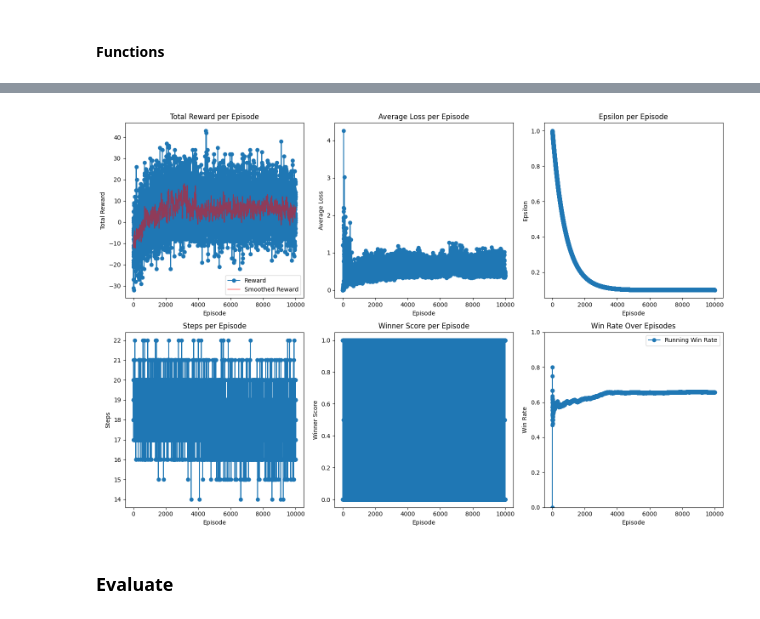
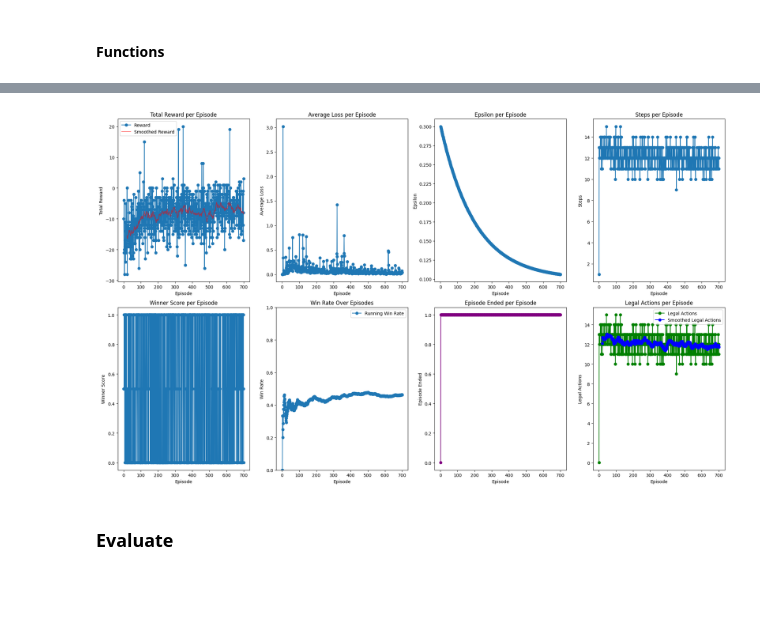
Before and after one commit to gabriel-mercier/Cathedral-RL-CL, a Jupyter notebook: DQN.ipynb, the cells around one changed output, grey strips where cells are left out. Cells and saved outputs as stored; diff of their text form; code cells hidden in the pictures; blank space fills up the shorter version.

Commit message:
DQN update legal moves

```diff
--- a/DQN.ipynb
+++ b/DQN.ipynb
@@ -434,85 +457,110 @@ KeyboardInterrupt:
 import numpy as np
 import matplotlib.pyplot as plt
 import torch
+import torch.nn.functional as F
 
 # Autorise les scalaires de numpy dans la sérialisation de torch
 torch.serialization.add_safe_globals(["numpy._core.multiarray.scalar"])
 
-# Chargement du fichier contenant les poids (weights_only=False par défaut)
+# Chargement du fichier contenant les poids
 data = torch.load("model_weights_DQN/TEST.pth", weights_only=False)
 
 # Extraction des listes pour le plotting
-list_reward   = data['list_reward']
-list_epsilon  = data['list_epsilon']
-list_loss     = data['list_loss']
-list_steps    = data['list_steps']
-list_winner   = data['list_winner']
+list_reward          = data['list_reward']
+list_epsilon         = data['list_epsilon']
+list_loss            = data['list_loss']
+list_steps           = data['list_steps']
+list_winner          = data['list_winner']
+list_episode_ended   = data['list_episode_ended']
+list_legal_actions   = data['list_legal_actions']
 
 # Création de l'axe x (les épisodes)
 episodes = np.arange(1, len(list_reward) + 1)
 
 # Calcul de la moyenne lissée des rewards (moyenne glissante)
 window_size = 20  # taille de la fenêtre pour le lissage (à ajuster selon vos données)
+
+# Calcul de la moyenne lissée pour list_legal_actions
+smoothed_legal_actions = np.convolve(list_legal_actions, np.ones(window_size)/window_size, mode='valid')
+
 smoothed_rewards = np.convolve(list_reward, np.ones(window_size)/window_size, mode='valid')
 
-plt.figure(figsize=(15, 10))
+# Création d'une figure avec 8 subplots (2 lignes x 4 colonnes)
+plt.figure(figsize=(20, 12))
 
-# Plot Total Reward per Episode avec moyenne lissée
-plt.subplot(2, 3, 1)
+# 1. Total Reward per Episode avec moyenne lissée
+plt.subplot(2, 4, 1)
 plt.plot(episodes, list_reward, marker='o', linestyle='-', label="Reward")
-# Pour le lissage, l'axe x commence à l'indice window_size - 1
 plt.plot(episodes[window_size-1:], smoothed_rewards, alpha=0.5, linestyle='-', color='red', label="Smoothed Reward")
 plt.xlabel("Episode")
 plt.ylabel("Total Reward")
 plt.title("Total Reward per Episode")
 plt.legend()
 
-# Plot Average Loss per Episode
-plt.subplot(2, 3, 2)
+# 2. Average Loss per Episode
+plt.subplot(2, 4, 2)
 plt.plot(episodes, list_loss, marker='o', linestyle='-')
 plt.xlabel("Episode")
 plt.ylabel("Average Loss")
 plt.title("Average Loss per Episode")
 
-# Plot Epsilon per Episode
-plt.subplot(2, 3, 3)
+# 3. Epsilon per Episode
+plt.subplot(2, 4, 3)
 plt.plot(episodes, list_epsilon, marker='o', linestyle='-')
 plt.xlabel("Episode")
 plt.ylabel("Epsilon")
 plt.title("Epsilon per Episode")
 
-# Plot Steps per Episode
-plt.subplot(2, 3, 4)
+# 4. Steps per Episode
+plt.subplot(2, 4, 4)
 plt.plot(episodes, list_steps, marker='o', linestyle='-')
 plt.xlabel("Episode")
 plt.ylabel("Steps")
 plt.title("Steps per Episode")
 
-# Plot Winner Score per Episode (1 for win, 0.5 for draw, 0 for loss)
-plt.subplot(2, 3, 5)
+# 5. Winner Score per Episode
+plt.subplot(2, 4, 5)
 plt.plot(episodes, list_winner, marker='o', linestyle='-')
 plt.xlabel("Episode")
 plt.ylabel("Winner Score")
 plt.title("Winner Score per Episode")
 
-# Calcul du taux de victoire cumulé
+# 6. Win Rate Over Episodes
 won_list = [1 if w == 1 else 0 for w in list_winner]
 cumulative_wins = np.cumsum(won_list)
 win_rate = cumulative_wins / np.arange(1, len(won_list) + 1)
-
-plt.subplot(2, 3, 6)
+plt.subplot(2, 4, 6)
 plt.plot(episodes, win_rate, marker='o', linestyle='-', label="Running Win Rate")
 plt.xlabel("Episode")
 plt.ylabel("Win Rate")
 plt.title("Win Rate Over Episodes")
 plt.ylim([0, 1])
 plt.legend()
 
+# 7. Episode Ended per Episode
+# Si list_episode_ended contient des booléens, ils seront convertis en 0 et 1
+plt.subplot(2, 4, 7)
+plt.plot(episodes, list_episode_ended, marker='o', linestyle='-', color='purple')
+plt.xlabel("Episode")
+plt.ylabel("Episode Ended")
+plt.title("Episode Ended per Episode")
+
+# 8. Legal Actions per Episode
+plt.subplot(2, 4, 8)
+plt.plot(episodes, list_legal_actions, marker='o', linestyle='-', color='green', label="Legal Actions")
+# Pour la courbe lissée, l'axe x commence à l'indice window_size_legal - 1
+plt.plot(episodes[window_size-1:], smoothed_legal_actions, marker='o', linestyle='-', color='blue', label="Smoothed Legal Actions")
+plt.xlabel("Episode")
+plt.ylabel("Legal Actions")
+plt.title("Legal Actions per Episode")
+plt.legend()
+
+
 plt.tight_layout()
 plt.savefig(f"{name}.png", dpi=300)
 plt.show()
 # %% [output]
-[figure, old version]
+[figure, new version]
 # %% [markdown]
 ### Evaluate
 # %% [markdown]
```
Also changed, not shown: parts of 7 cells of this notebook, 7 other files.
